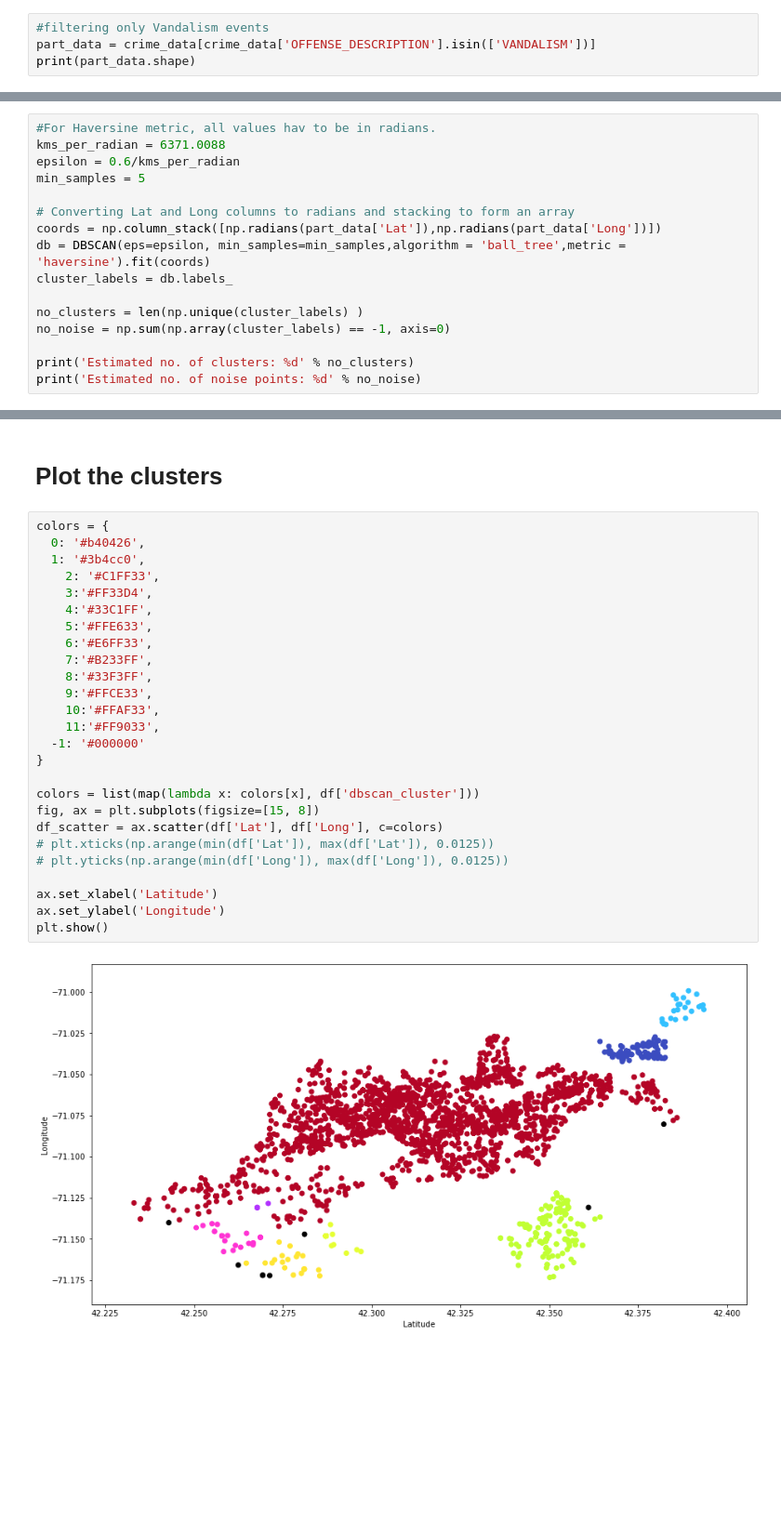
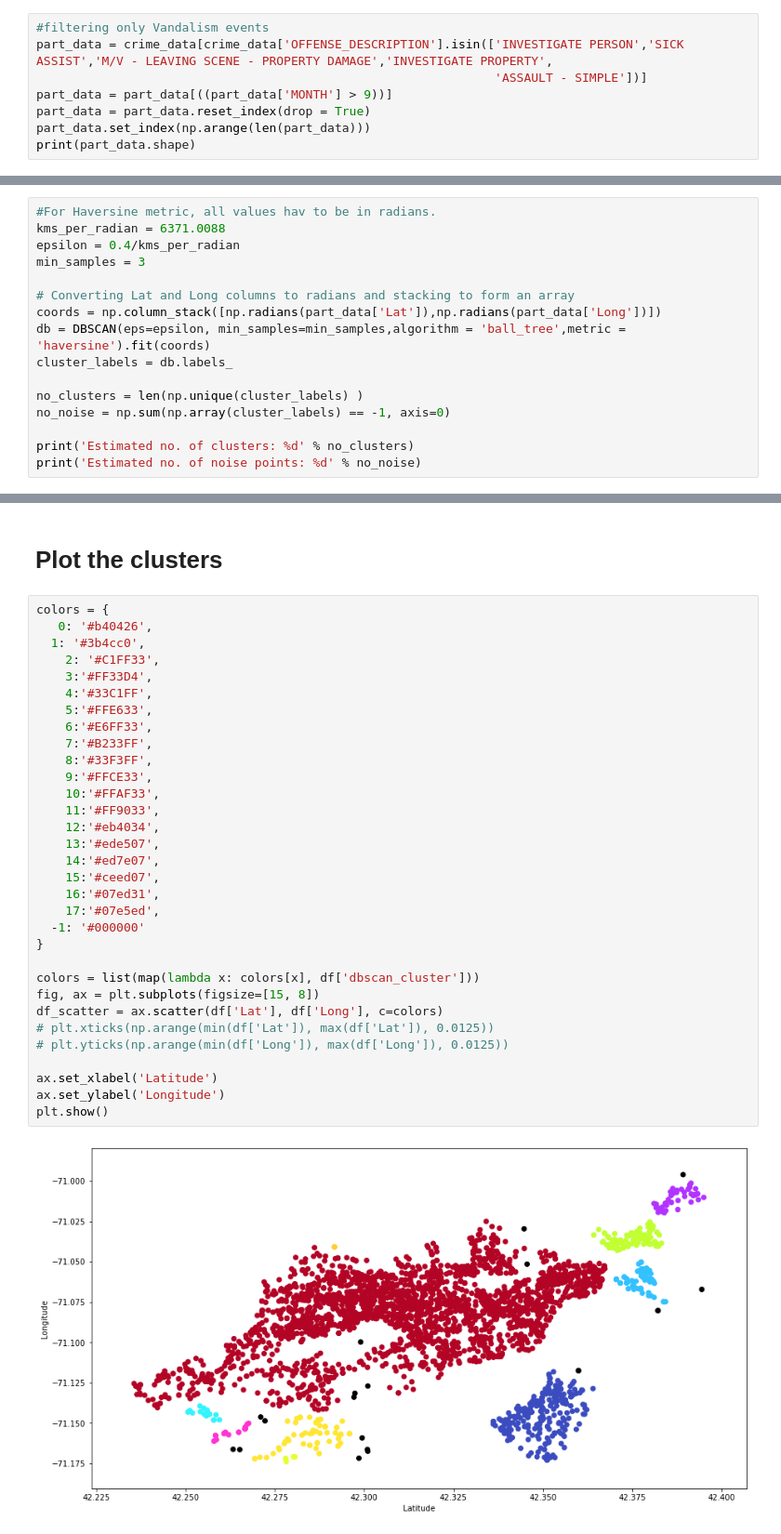
Before and after one commit to swarna-rk/UnsupervisedLearning, a Jupyter notebook: DBSCAN-CrimeData.ipynb, the cells around one changed output, grey strips where cells are left out. Shown at 93% size. Cells and saved outputs as stored; diff of their text form; blank space fills up the shorter version.

Commit message:
Update DBSCAN-CrimeData.ipynb
updated with new epsilon n minsample

```diff
--- a/DBSCAN-CrimeData.ipynb
+++ b/DBSCAN-CrimeData.ipynb
@@ -20,6 +20,10 @@ crime_data = pd.read_csv('E:\Coursera\TabPy\TPublic\script_113631134_20210423193
 crime_data = crime_data[(crime_data['Lat'] != 0) & (crime_data['Long'] != 0)]
 # %%
 #filtering only Vandalism events
-part_data = crime_data[crime_data['OFFENSE_DESCRIPTION'].isin(['VANDALISM'])]
+part_data = crime_data[crime_data['OFFENSE_DESCRIPTION'].isin(['INVESTIGATE PERSON','SICK ASSIST','M/V - LEAVING SCENE - PROPERTY DAMAGE','INVESTIGATE PROPERTY',
+                                                               'ASSAULT - SIMPLE'])]
+part_data = part_data[((part_data['MONTH'] > 9))]
+part_data = part_data.reset_index(drop = True)
+part_data.set_index(np.arange(len(part_data)))
 print(part_data.shape)
 # %% [output]
@@ -29,8 +33,8 @@ print(part_data.shape)
 # %%
 #For Haversine metric, all values hav to be in radians.
 kms_per_radian = 6371.0088
-epsilon = 0.6/kms_per_radian
-min_samples = 5
+epsilon = 0.4/kms_per_radian
+min_samples = 3
 
 # Converting Lat and Long columns to radians and stacking to form an array
 coords = np.column_stack([np.radians(part_data['Lat']),np.radians(part_data['Long'])])
@@ -75,29 +84,35 @@ df.shape
 # Plot the clusters
 # %%
 colors = {
-  0: '#b40426',
+   0: '#b40426',
   1: '#3b4cc0',
     2: '#C1FF33',
     3:'#FF33D4',
     4:'#33C1FF',
     5:'#FFE633',
     6:'#E6FF33',
     7:'#B233FF',
     8:'#33F3FF',
     9:'#FFCE33',
     10:'#FFAF33',
     11:'#FF9033',
+    12:'#eb4034',
+    13:'#ede507',
+    14:'#ed7e07',
+    15:'#ceed07',
+    16:'#07ed31',
+    17:'#07e5ed',
   -1: '#000000'
 }
 
 colors = list(map(lambda x: colors[x], df['dbscan_cluster']))
 fig, ax = plt.subplots(figsize=[15, 8])
 df_scatter = ax.scatter(df['Lat'], df['Long'], c=colors)
 # plt.xticks(np.arange(min(df['Lat']), max(df['Lat']), 0.0125))
 # plt.yticks(np.arange(min(df['Long']), max(df['Long']), 0.0125))
 
 ax.set_xlabel('Latitude')
 ax.set_ylabel('Longitude')
 plt.show()
 # %% [output]
-[figure, old version]
+[figure, new version]
```
Also changed, not shown: parts of 7 cells of this notebook.
